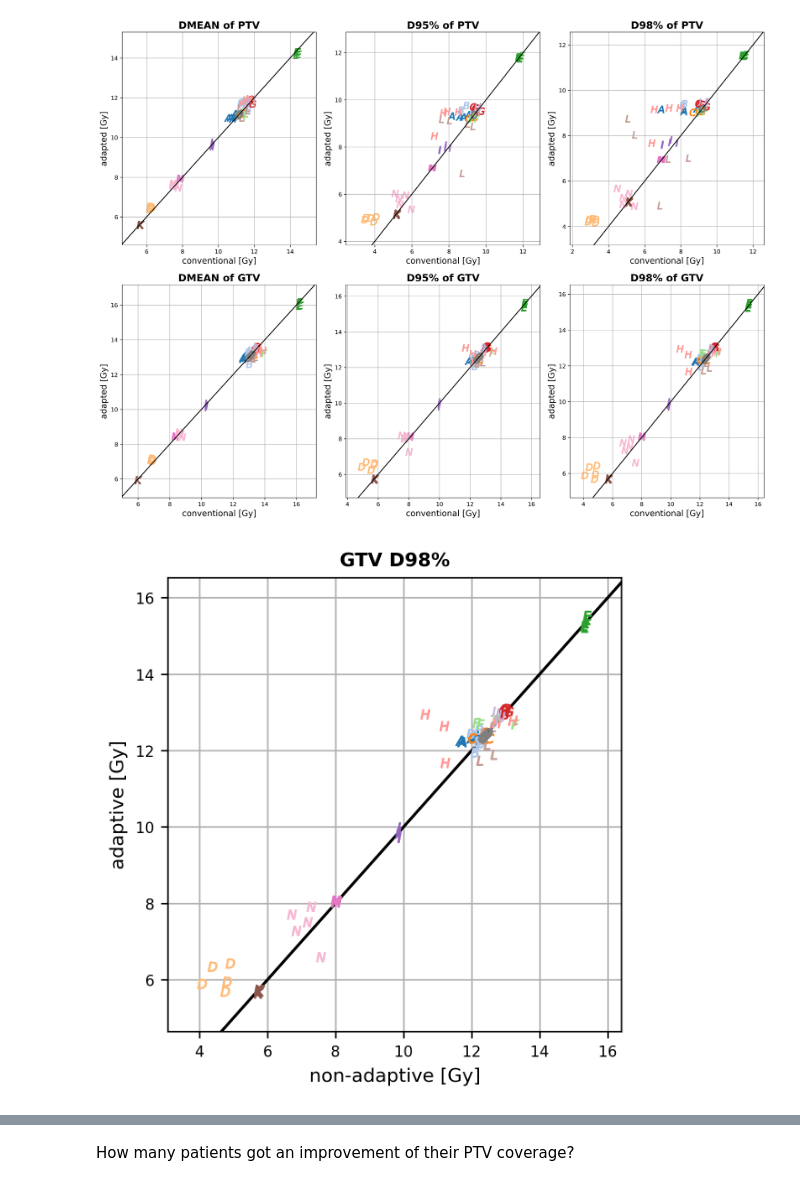
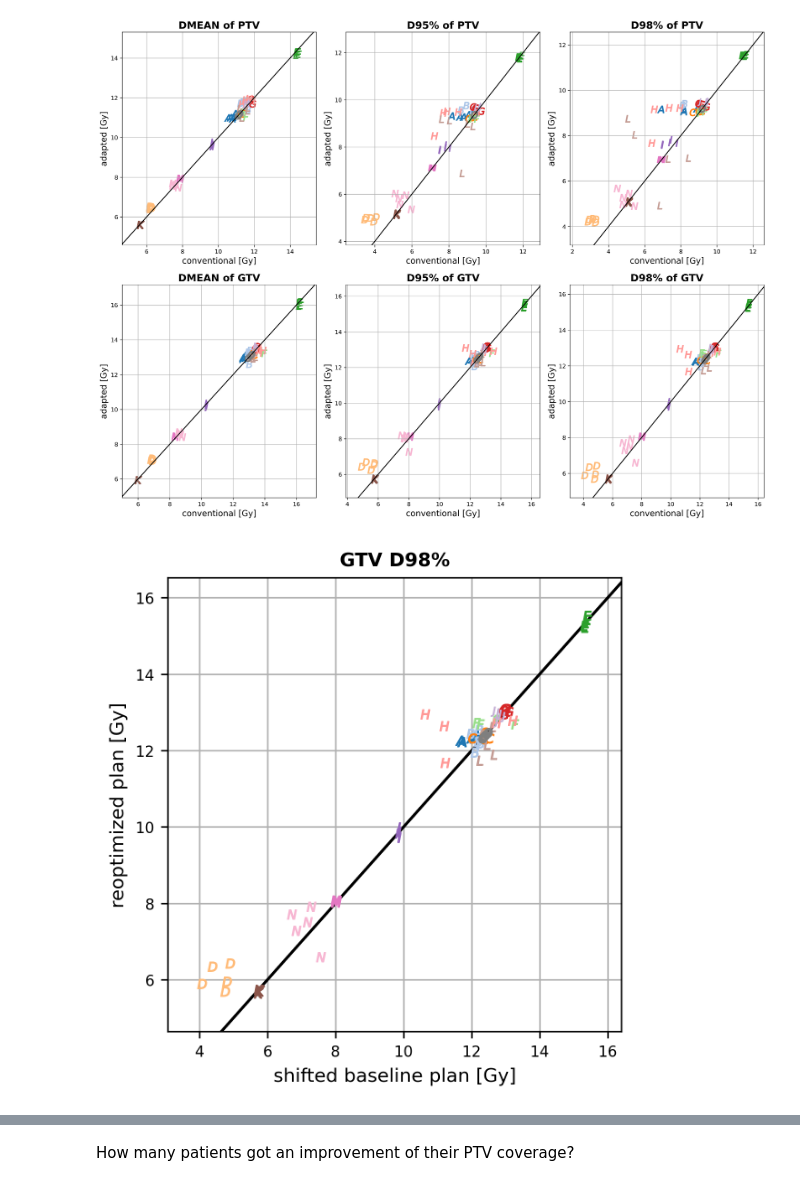
Before and after one commit to rmnldwg/liver-smart, a Jupyter notebook: analysis_public.ipynb, the cells around one changed output, grey strips where cells are left out. Cells and saved outputs as stored; diff of their text form; code cells hidden in the pictures.

```diff
--- a/analysis_public.ipynb
+++ b/analysis_public.ipynb
@@ -127,33 +127,33 @@ for i,s in enumerate(structures):    # looping through the previously defined st
 # %%
 s = "GTV"
 m = "D98%"
 
 if 'D' in m:
     unit = 'Gy'
 else:
     unit = '%'
 
 fig, ax = plt.subplots(figsize=(6.3,4), constrained_layout=True)
 
 x, y, c = con_vs_art(data, structure=s, metric=m)   # get the data for the structure & metric that's being plotted now
 # plot for every patient k
 [ax.scatter(x=x[k],y=y[k],c=c[k], s=25, lw=0.5, marker=letters[c][k], cmap="tab20", vmin=0, vmax=19, zorder=3) for k in range(len(x))]
 ax.axline((0.,0.), slope=1., color="black")    # add the diagonal lines that separate good from bad
 ax.set_xlim([np.min(x)-1, np.max(x)+1])
 ax.set_ylim([np.min(y)-1, np.max(y)+1])
 ax.set_title(f"{s} {m}",  fontsize=10, fontweight="bold")
-ax.set_xlabel(f"non-adaptive [{unit}]", fontsize=10)
-ax.set_ylabel(f"adaptive [{unit}]", fontsize=10)
+ax.set_xlabel(f"shifted baseline plan [{unit}]", fontsize=10)
+ax.set_ylabel(f"reoptimized plan [{unit}]", fontsize=10)
 ax.tick_params(labelsize=8)
 x0,x1 = ax.get_xlim()
 y0,y1 = ax.get_ylim()
 ax.set_aspect(abs(x1-x0)/abs(y1-y0))
 ax.grid()
 
-# plt.savefig(plot_path/f"scatter_{s}_{m}.png", dpi=300)
-# plt.savefig(plot_path/f"scatter_{s}_{m}.svg")
+plt.savefig(plot_path/f"scatter_{s}_{m}.png", dpi=300)
+plt.savefig(plot_path/f"scatter_{s}_{m}.svg")
 # %% [output]
-[figure, old version]
+[figure, new version]
 # %%
 ori = data.loc[(data["type"]=="original") & (data["structure"]=="PTV") & (data["metric"]=="V100%"), "value"].values
 
```
Also changed, not shown: parts of 9 cells of this notebook, 16 other files.
